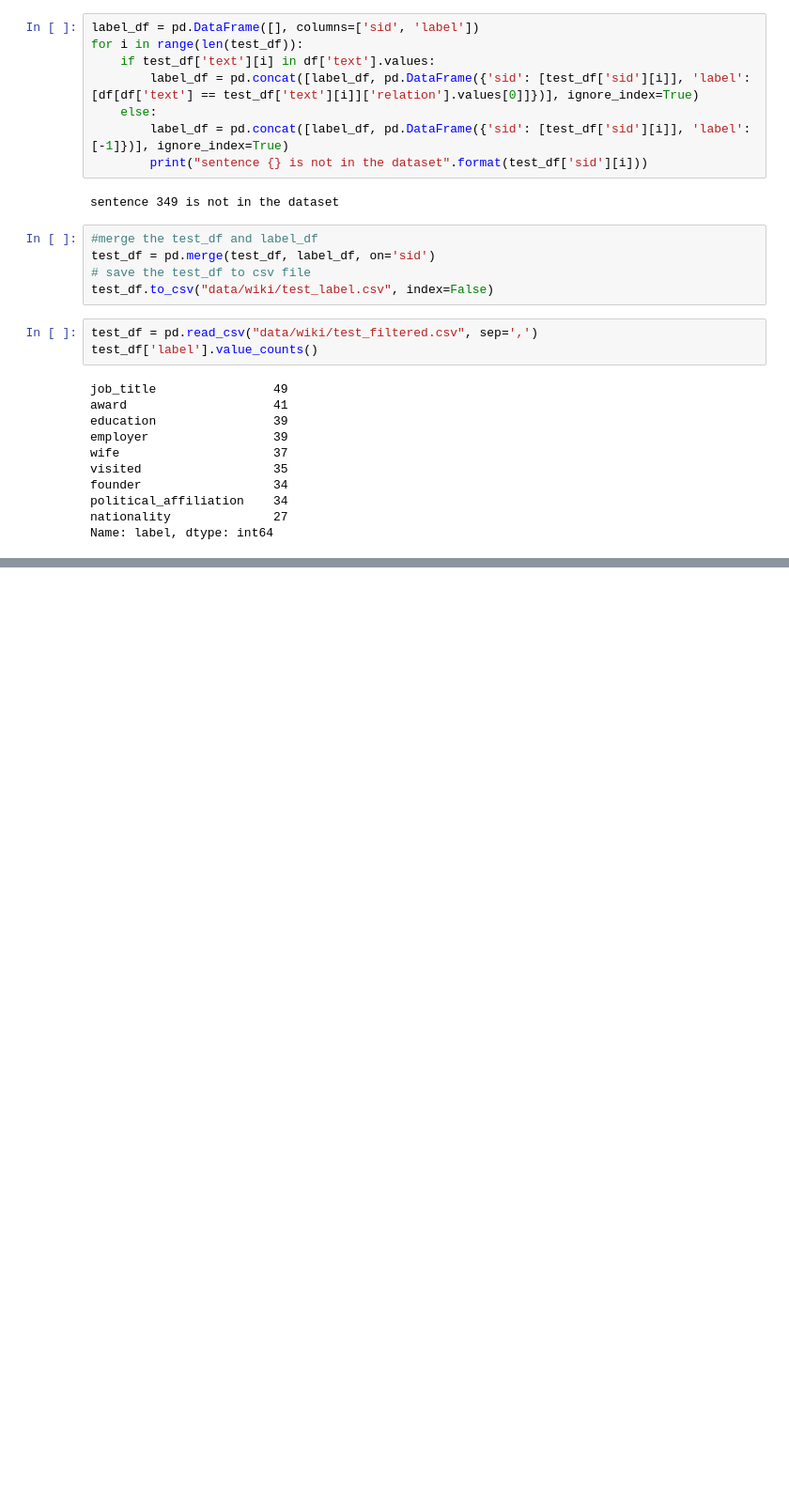
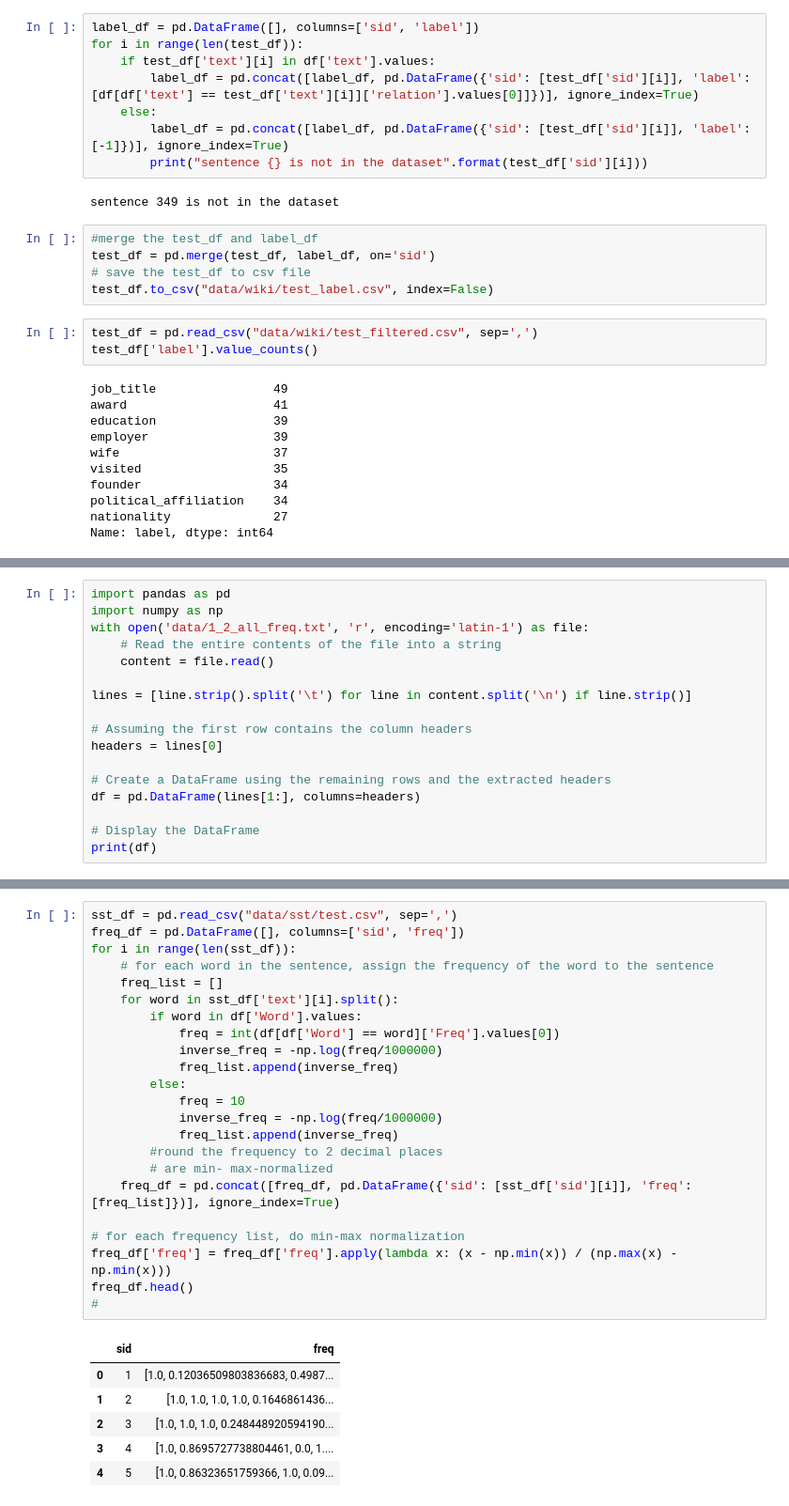
Before and after one commit to guojun-wu/Scan, a Jupyter notebook: view.ipynb, the cells around one changed output, grey strips where cells are left out. Shown at 94% size. Drawn from its saved outputs; the diff is of its cells as text; blank space fills up the shorter version.

```diff
--- a/view.ipynb
+++ b/view.ipynb
@@ -480,0 +483,17 @@ Name: label, dtype: int64
+# %%
+import pandas as pd
+import numpy as np
+with open('data/1_2_all_freq.txt', 'r', encoding='latin-1') as file:
+    # Read the entire contents of the file into a string
+    content = file.read()
+
+lines = [line.strip().split('\t') for line in content.split('\n') if line.strip()]
+
+# Assuming the first row contains the column headers
+headers = lines[0]
+
+# Create a DataFrame using the remaining rows and the extracted headers
+df = pd.DataFrame(lines[1:], columns=headers)
+
+# Display the DataFrame
+print(df)
@@ -480,0 +515,30 @@ Name: label, dtype: int64
+# %%
+sst_df = pd.read_csv("data/sst/test.csv", sep=',')
+freq_df = pd.DataFrame([], columns=['sid', 'freq'])
+for i in range(len(sst_df)):
+    # for each word in the sentence, assign the frequency of the word to the sentence
+    freq_list = []
+    for word in sst_df['text'][i].split():
+        if word in df['Word'].values:
+            freq = int(df[df['Word'] == word]['Freq'].values[0])
+            inverse_freq = -np.log(freq/1000000)
+            freq_list.append(inverse_freq)
+        else:
+            freq = 10
+            inverse_freq = -np.log(freq/1000000)
+            freq_list.append(inverse_freq)
+        #round the frequency to 2 decimal places
+        # are min- max-normalized
+    freq_df = pd.concat([freq_df, pd.DataFrame({'sid': [sst_df['sid'][i]], 'freq': [freq_list]})], ignore_index=True)
+
+# for each frequency list, do min-max normalization
+freq_df['freq'] = freq_df['freq'].apply(lambda x: (x - np.min(x)) / (np.max(x) - np.min(x)))
+freq_df.head()
+#
+# %% [output]
+|  | sid | freq |
+| 0 | 1 | [1.0, 0.12036509803836683, 0.4987... |
+| 1 | 2 | [1.0, 1.0, 1.0, 1.0, 0.1646861436... |
+| 2 | 3 | [1.0, 1.0, 1.0, 0.248448920594190... |
+| 3 | 4 | [1.0, 0.8695727738804461, 0.0, 1.... |
+| 4 | 5 | [1.0, 0.86323651759366, 1.0, 0.09... |
```
Also changed, not shown: parts of 2 cells of this notebook, 2 other files.
